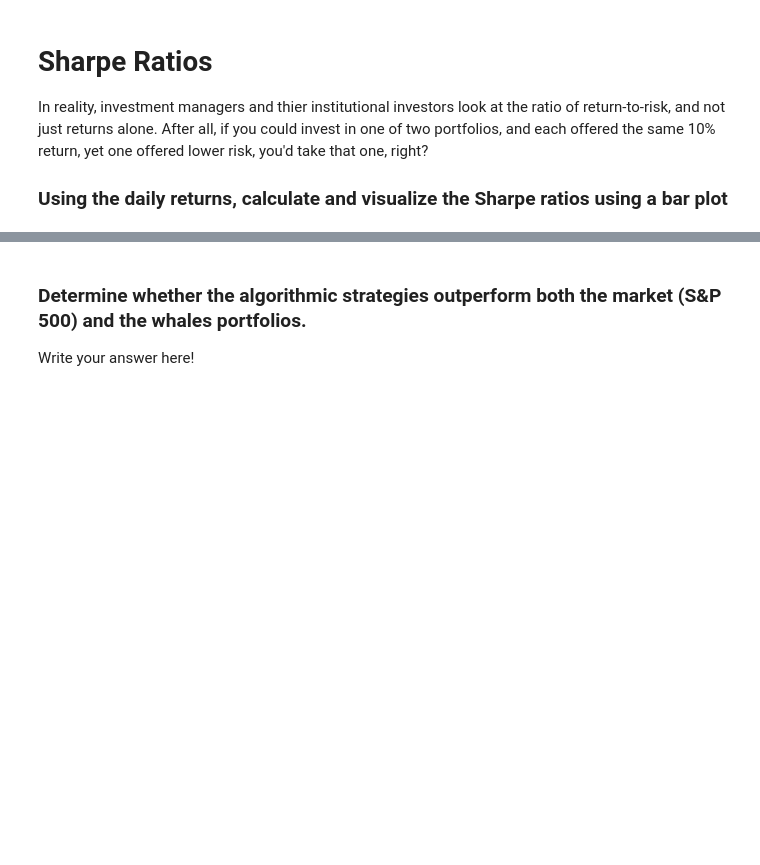
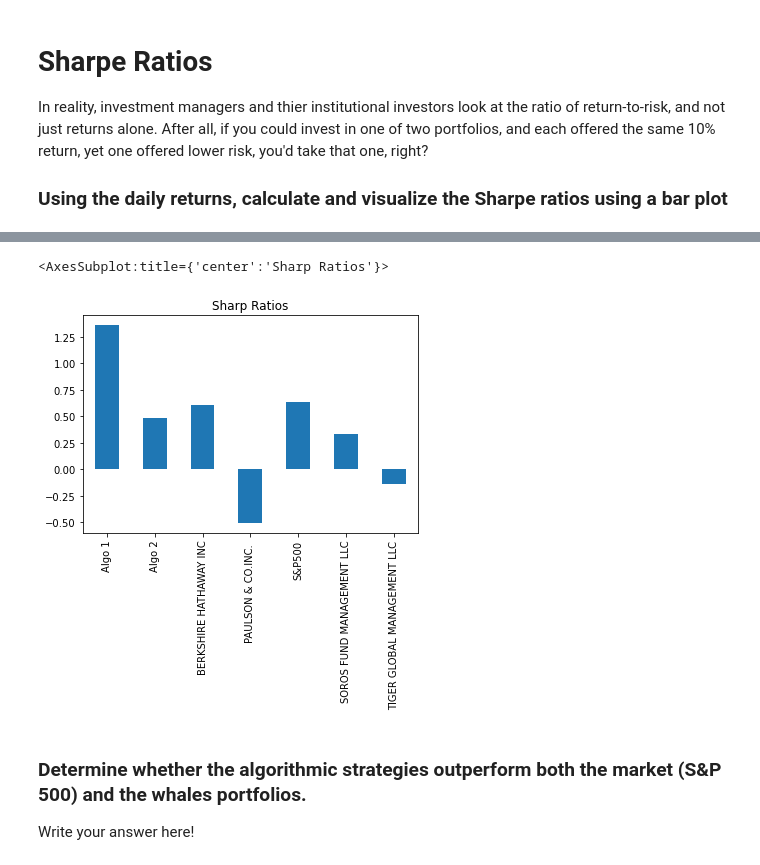
Before and after one commit to chad100b/Portfolio-Analysis, a Jupyter notebook: whale_analysis.ipynb, the cells around one changed output, grey strips where cells are left out. Saved outputs shown, nothing was run; the diff lists cells and outputs as text; code cells hidden in the pictures; blank space fills up the shorter version.

```diff
--- a/whale_analysis.ipynb
+++ b/whale_analysis.ipynb
@@ -297,3 +299,5 @@ AssertionError: 2
 ### Calculate Standard Deviations
 # %%
 # Calculate the daily standard deviations of all portfolios
+portfolio_daily_std = combined_returns.std()
+portfolio_daily_std.head(10)
@@ -301,5 +314,8 @@ AssertionError: 2
 ### Determine which portfolios are riskier than the S&P 500
 # %%
 # Calculate  the daily standard deviation of S&P 500
-
 # Determine which portfolios are riskier than the S&P 500
+portfolio_daily_std = portfolio_daily_std.sort_values(ascending=True)
+portfolio_daily_std.head(10)
+##Tiger Global Management LLC and Berkshire Hathaway INC are riskier (more volatile) than the S&P500.
+##Paulson & Co.Inc., Algo 1, Soros Fund Management LLC, and Algo 2 are all less risky (less volatile) than the S&P500.
@@ -307,3 +332,5 @@ AssertionError: 2
 ### Calculate the Annualized Standard Deviation
 # %%
 # Calculate the annualized standard deviation (252 trading days)
+portfolio_annualized_std = portfolio_daily_std * np.sqrt(252)
+portfolio_annualized_std.head(10)
@@ -356,0 +391,6 @@ In reality, investment managers and thier institutional investors look at the ra
+# %%
+# Annualized Sharpe Ratios
+rf_rate = 0.00001
+
+sharpe_ratios = ((combined_returns.mean()-rf_rate) * 252) / (portfolio_annualized_std)
+sharpe_ratios.head(10)
@@ -357,5 +406,9 @@ In reality, investment managers and thier institutional investors look at the ra
 # %%
 # Visualize the sharpe ratios as a bar plot
+sharpe_ratios.plot(kind="bar", title="Sharp Ratios")
+# %% [output]
+<AxesSubplot:title={'center':'Sharp Ratios'}>
+[figure, added]
 # %% [markdown]
 ### Determine whether the algorithmic strategies outperform both the market (S&P 500) and the whales portfolios.
 
```
Also changed, not shown: parts of 22 cells of this notebook.
